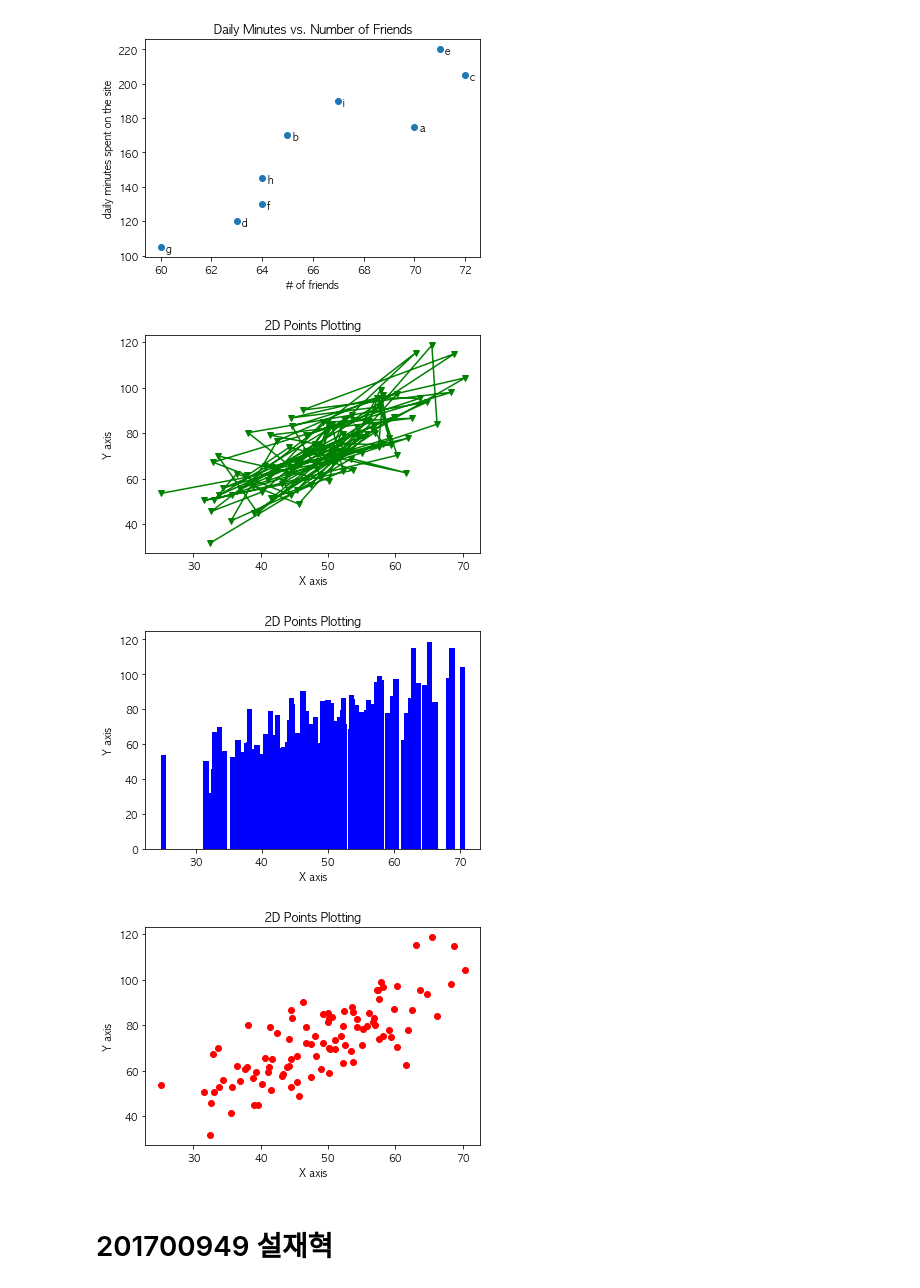
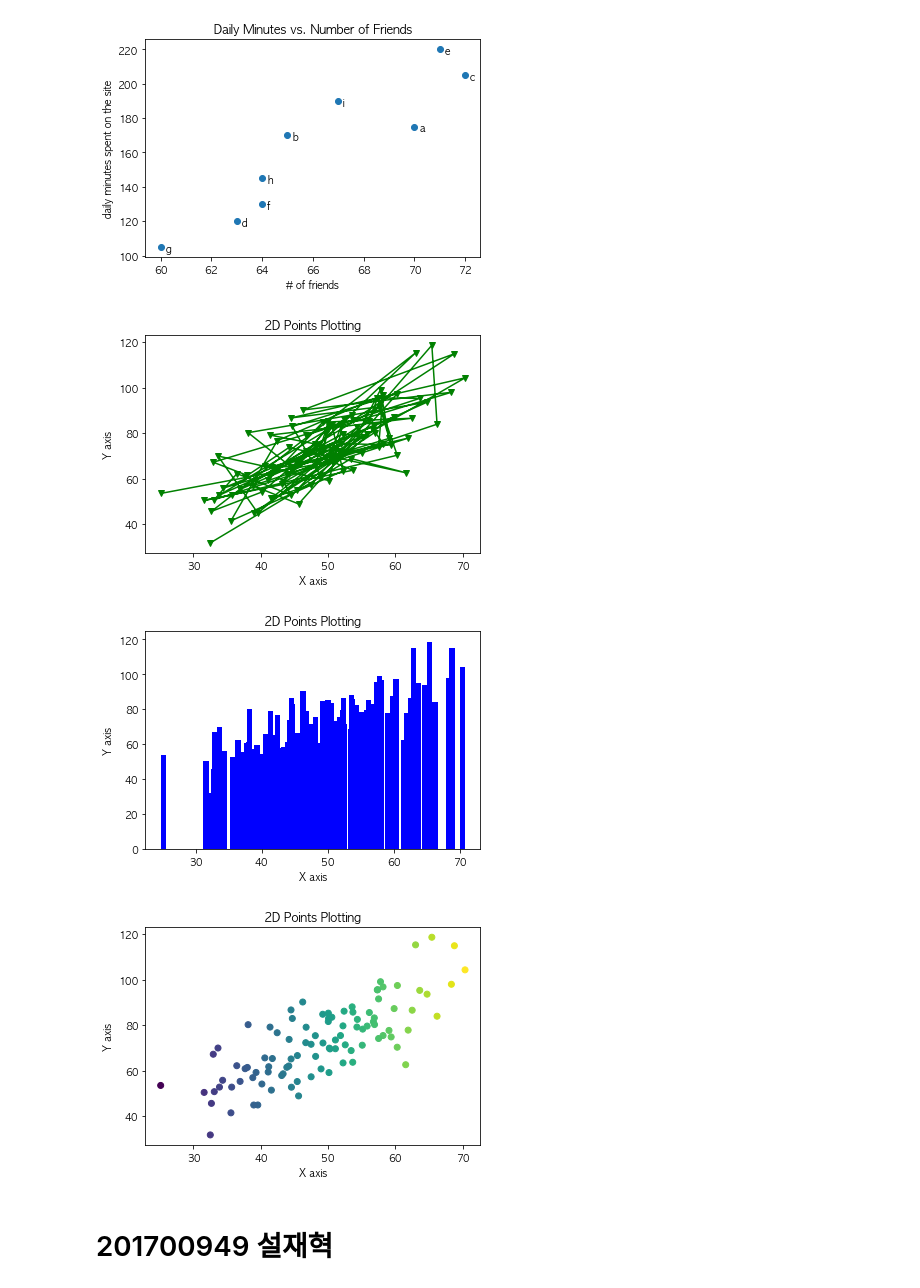
Before and after one commit to SeolJaeHyeok/2021-1_DS, a Jupyter notebook: 소스코드/2차과제/lab3.설재혁.ipynb, the cells around one changed output. Cells and saved outputs as stored; diff of their text form; code cells hidden in the pictures.

```diff
--- a/소스코드/2차과제/lab3.설재혁.ipynb
+++ b/소스코드/2차과제/lab3.설재혁.ipynb
@@ -149,6 +151,7 @@ make_scatter_plot()
 [figure]
 # %%
 import csv
+import itertools
 import numpy as np
 
 f = open('data.csv', 'r')
@@ -176,34 +179,36 @@ def bar_chart():
         resultX.append(x)
         resultY.append(y)
 
     plt.bar(resultX, resultY, color="blue")
     plt.title("2D Points Plotting")
     plt.xlabel("X axis")
     plt.ylabel("Y axis")
     plt.show()
 
 
 def scatter_chart():
     for row in data:
         x = float(row[0])
         y = float(row[1])
         resultX.append(x)
         resultY.append(y)
 
-    plt.scatter(resultX, resultY, color="red")
+    color_cycle= itertools.cycle(["orange","pink","blue","brown","red","grey","yellow","green"])
+
+    plt.scatter(resultX, resultY, c=resultX)
     plt.title("2D Points Plotting")
     plt.xlabel("X axis")
     plt.ylabel("Y axis")
     plt.show()
 
 line_chart()
 bar_chart()
 scatter_chart()
 
 f.close()
 # %% [output]
 [figure]
 [figure]
-[figure, old version]
+[figure, new version]
 # %% [markdown]
 # 201700949 설재혁
```
Also changed, not shown: parts of 1 cell of this notebook, 3 other files.
